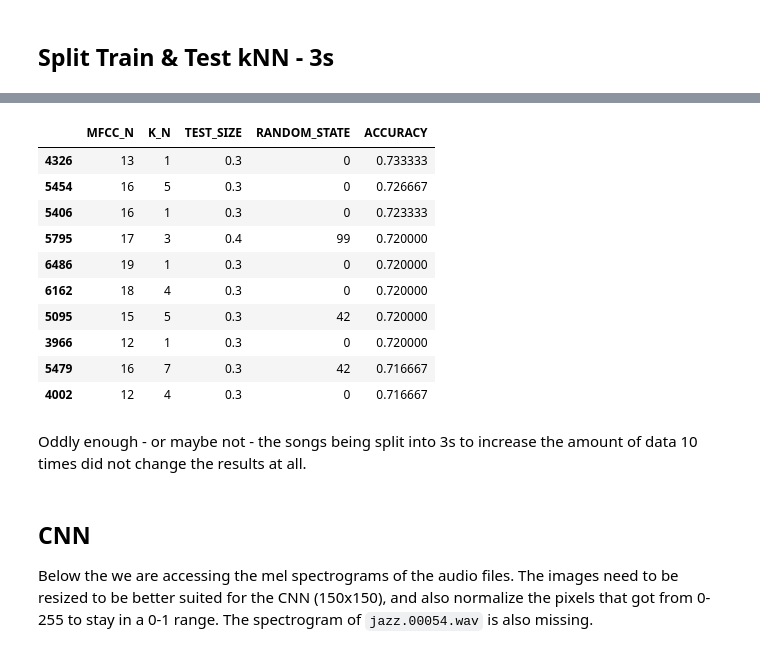
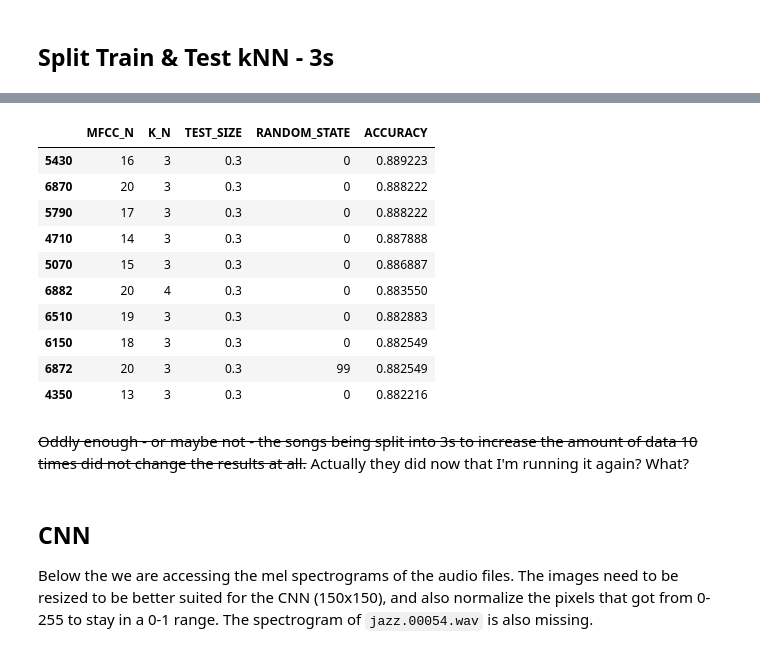
Before and after one commit to etiank/Jupyter-ML, a Jupyter notebook: main.ipynb, the cells around one changed output, grey strips where cells are left out. Saved outputs shown, nothing was run; the diff lists cells and outputs as text; code cells hidden in the pictures.

```diff
--- a/main.ipynb
+++ b/main.ipynb
@@ -424,24 +412,27 @@ print("File [", CSV_PATH_KNN_3,"] detected.")
 # %%
-df_knn_3 = pd.read_csv("knn-data-df-30.csv")
+df_knn_3 = pd.read_csv("knn-data-df-3.csv")
 df_knn_3 = df_knn_3[df_knn_3["TEST_SIZE"]!= 0.1]
 df_knn_3 = df_knn_3[df_knn_3["TEST_SIZE"]!= 0.2]
+df_knn_3 = df_knn_3[df_knn_3["K_N"] != 1]
 df_knn_3_sorted = df_knn_3.sort_values(by="ACCURACY", ascending=False)
 
 df_knn_3_sorted.head(10)
 # %% [output]
 |  | MFCC_N | K_N | TEST_SIZE | RANDOM_STATE | ACCURACY |
-| 4326 | 13 | 1 | 0.3 | 0 | 0.733333 |
-| 5454 | 16 | 5 | 0.3 | 0 | 0.726667 |
-| 5406 | 16 | 1 | 0.3 | 0 | 0.723333 |
-| 5795 | 17 | 3 | 0.4 | 99 | 0.720000 |
-| 6486 | 19 | 1 | 0.3 | 0 | 0.720000 |
-| 6162 | 18 | 4 | 0.3 | 0 | 0.720000 |
-| 5095 | 15 | 5 | 0.3 | 42 | 0.720000 |
-| 3966 | 12 | 1 | 0.3 | 0 | 0.720000 |
-| 5479 | 16 | 7 | 0.3 | 42 | 0.716667 |
-| 4002 | 12 | 4 | 0.3 | 0 | 0.716667 |
+| 5430 | 16 | 3 | 0.3 | 0 | 0.889223 |
+| 6870 | 20 | 3 | 0.3 | 0 | 0.888222 |
+| 5790 | 17 | 3 | 0.3 | 0 | 0.888222 |
+| 4710 | 14 | 3 | 0.3 | 0 | 0.887888 |
+| 5070 | 15 | 3 | 0.3 | 0 | 0.886887 |
+| 6882 | 20 | 4 | 0.3 | 0 | 0.883550 |
+| 6510 | 19 | 3 | 0.3 | 0 | 0.882883 |
+| 6150 | 18 | 3 | 0.3 | 0 | 0.882549 |
+| 6872 | 20 | 3 | 0.3 | 99 | 0.882549 |
+| 4350 | 13 | 3 | 0.3 | 0 | 0.882216 |
 # %% [markdown]
-Oddly enough - or maybe not - the songs being split into 3s to increase the amount of data 10 times did not change the results at all.
+~~Oddly enough - or maybe not - the songs being split into 3s to increase the amount of data 10 times did not change the results at all.~~
+Actually they did now that I'm running it again?
+What?
 # %% [markdown]
 ## CNN
 Below the we are accessing the mel spectrograms of the audio files. The images need to be resized to be better suited for the CNN (150x150), and also normalize the pixels that got from 0-255 to stay in a 0-1 range.
```
Also changed, not shown: parts of 3 cells of this notebook.
